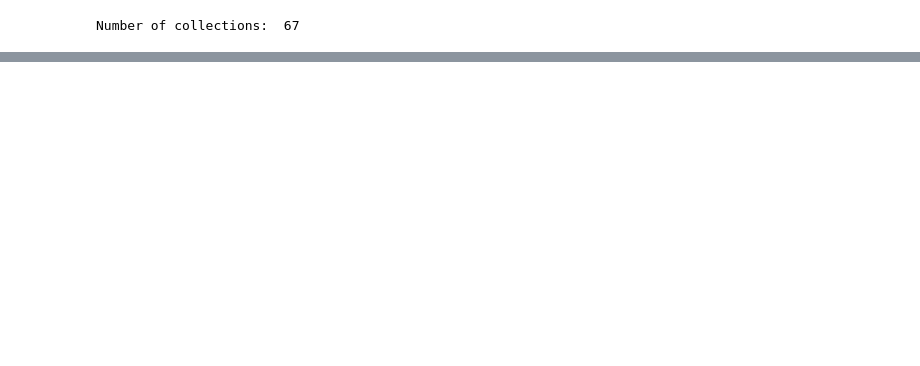
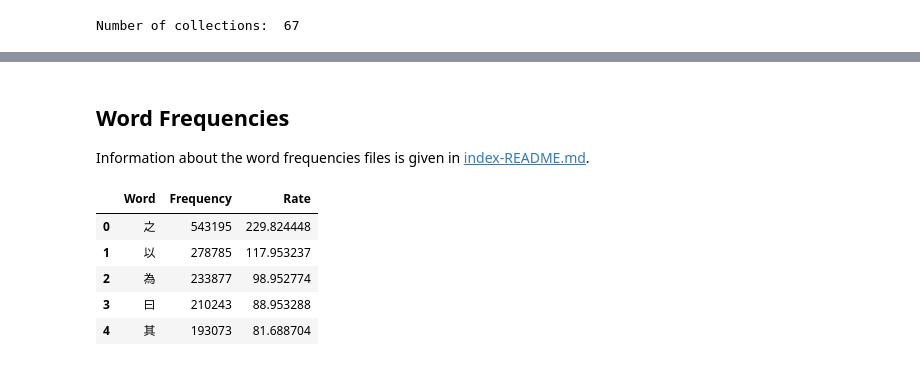
Before and after one commit to alexamies/chinesenotes.com, a Jupyter notebook: colab/explore_corpus.ipynb, the cells around one changed output, grey strips where cells are left out. Saved outputs shown, nothing was run; the diff lists cells and outputs as text; code cells hidden in the pictures; blank space fills up the shorter version.

```diff
--- a/colab/explore_corpus.ipynb
+++ b/colab/explore_corpus.ipynb
@@ -23,0 +65,18 @@ Number of collections:  67
+# %% [markdown]
+<h2> Word Frequencies</h2>
+Information about the word frequencies files is given in
+<a href="https://github.com/alexamies/chinesenotes.com/blob/master/index/index-README.md">index-README.md</a>.
+# %%
+# Load list of words and their frequencies
+fcolnames = ["Word", "Frequency", "Rate"]
+ftypes = {"Word": np.object, "Frequency": np.uint64, "Rate": np.float64}
+wf_url = "https://github.com/alexamies/chinesenotes.com/raw/master/index/word_frequencies.txt"
+wf_df = pd.read_table(wf_url, names=fcolnames, dtype=ftypes, comment='#')
+wf_df.head()
+# %% [output]
+|  | Word | Frequency | Rate |
+| 0 | 之 | 543195 | 229.824448 |
+| 1 | 以 | 278785 | 117.953237 |
+| 2 | 為 | 233877 | 98.952774 |
+| 3 | 曰 | 210243 | 88.953288 |
+| 4 | 其 | 193073 | 81.688704 |
```
Also changed, not shown: parts of 18 cells of this notebook.
